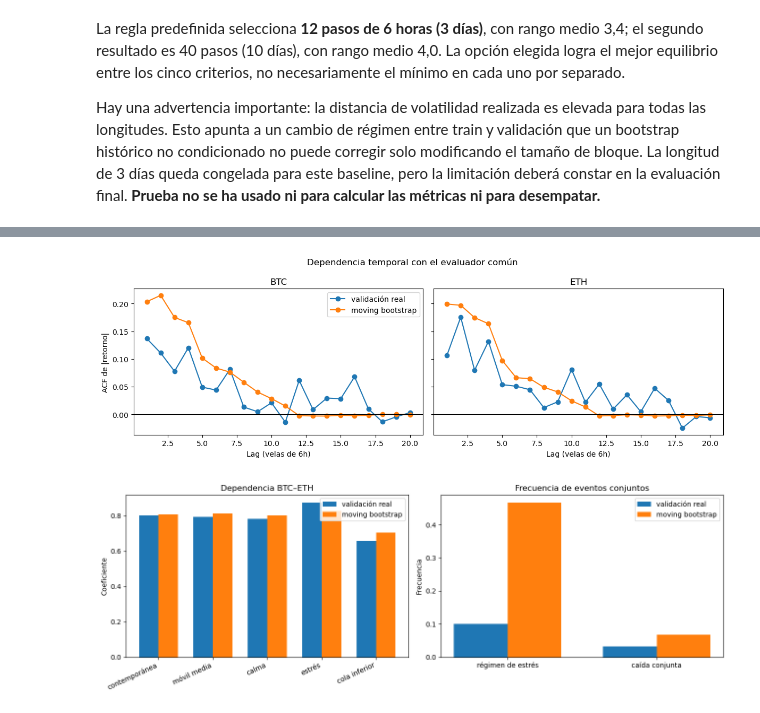
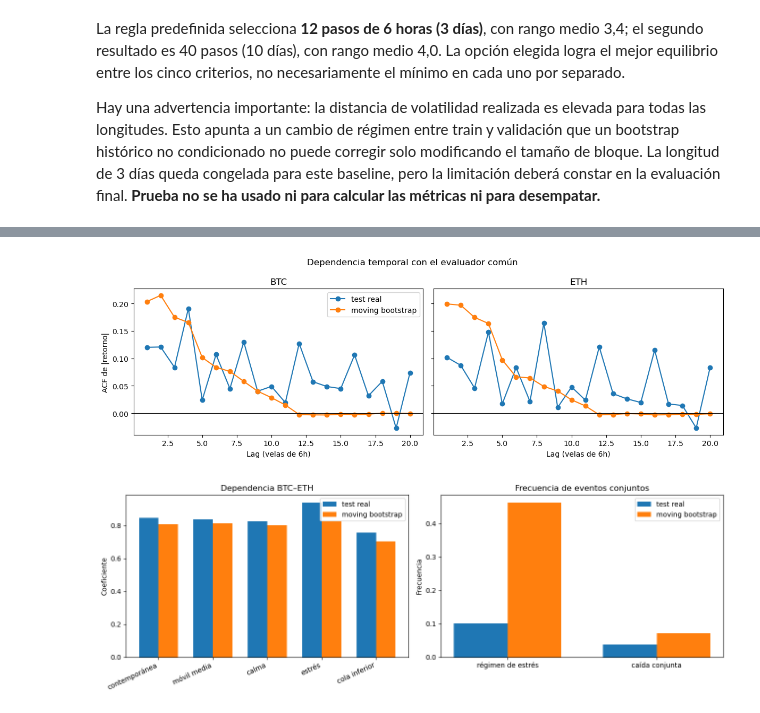
Before and after one commit to hipaor01/Taller_Generativos, a Jupyter notebook: notebooks/01_block_bootstrap_multivariante.ipynb, the cells around one changed output, grey strips where cells are left out. Saved outputs shown, nothing was run; the diff lists cells and outputs as text; code cells hidden in the pictures.

Commit message:
Modificado baseline bootstrap para pasar evaluador común sobre test

```diff
--- a/notebooks/01_block_bootstrap_multivariante.ipynb
+++ b/notebooks/01_block_bootstrap_multivariante.ipynb
@@ -643,4 +646,11 @@ Congelamos el *moving bootstrap* con los 12 pasos elegidos y generamos un lote n
 # %%
+test_index = split_index.loc[split_index['split'].eq('test')].copy()
+test_ids = test_index['sample_id'].to_numpy(dtype=np.int64)
+assert len(test_ids) == 1_826
+test_targets = load_denormalized_targets(NORMALIZED_PATH, test_ids)
+assert test_targets.shape == (1_826, HORIZON_STEPS, 2)
+assert np.isfinite(test_targets).all()
+
 FINAL_EVALUATION_SCENARIOS = 5_000
 selected_bootstrap = MultivariateBlockBootstrap(
     block_length=SELECTED_BLOCK_LENGTH,
@@ -660,11 +670,11 @@ temporal_config = TemporalDependenceConfig(
     extreme_clustering_window=4,
 )
 marginal_report = common_evaluator.evaluate_marginals(
-    reference_paths=validation_targets,
+    reference_paths=test_targets,
     candidate_paths=selected_synthetic,
 )
 temporal_report = common_evaluator.evaluate_temporal_dependence(
-    reference_paths=validation_targets,
+    reference_paths=test_targets,
     candidate_paths=selected_synthetic,
     config=temporal_config,
 )
@@ -675,17 +685,17 @@ cross_asset_config = CrossAssetDependenceConfig(
     lower_tail_quantile=0.05,
 )
 cross_asset_report = common_evaluator.evaluate_cross_asset_dependence(
-    reference_paths=validation_targets,
+    reference_paths=test_targets,
     candidate_paths=selected_synthetic,
     config=cross_asset_config,
 )
 trajectory_report = common_evaluator.evaluate_trajectories(
-    reference_paths=validation_targets,
+    reference_paths=test_targets,
     candidate_paths=selected_synthetic,
     config=TrajectoryMetricsConfig(periods_per_year=4 * 365),
 )
 risk_report = common_evaluator.evaluate_risk(
-    reference_paths=validation_targets,
+    reference_paths=test_targets,
     candidate_paths=selected_synthetic,
     config=RiskMetricsConfig(
         confidence_levels=(0.95, 0.99),
@@ -697,7 +707,7 @@ risk_report = common_evaluator.evaluate_risk(
     ),
 )
 diversity_report = common_evaluator.evaluate_diversity_and_memorization(
-    reference_paths=validation_targets,
+    reference_paths=test_targets,
     candidate_paths=selected_synthetic,
     training_paths=training_targets,
     config=DiversityMemorizationConfig(
@@ -740,6 +750,7 @@ display(risk_table[[
     'candidate_es_stability_relative_standard_deviation',
 ]])
 display(diversity_table.T.rename(columns={0: 'valor'}))
-print('Conjunto de prueba consultado por el evaluador: no')
+print(f'Trayectorias de test evaluadas: {len(test_targets):,}')
+print('Conjunto de prueba consultado únicamente tras congelar el modelo: sí')
 # %% [output]
 |  | asset | wasserstein_1 | normalized_wasserstein_1 | extreme_threshold | reference_mean | reference_standard_deviation | ... |
@@ -810,28 +822,28 @@ Conjunto de prueba consultado por el evaluador: no
 # %%
 temporal_lags = np.arange(1, temporal_config.max_lag + 1)
 fig, axes = plt.subplots(1, 2, figsize=(12, 4), sharey=True)
 for axis, asset in zip(axes, ('BTC', 'ETH')):
     asset_report = temporal_report.by_asset[asset]
     axis.plot(
         temporal_lags,
         asset_report.reference.absolute_return_acf,
         marker='o',
-        label='validación real',
+        label='test real',
     )
     axis.plot(
         temporal_lags,
         asset_report.candidate.absolute_return_acf,
         marker='o',
         label='moving bootstrap',
     )
     axis.axhline(0, color='black', linewidth=0.8)
     axis.set(title=asset, xlabel='Lag (velas de 6h)')
 axes[0].set_ylabel('ACF de |retorno|')
 axes[0].legend()
 fig.suptitle('Dependencia temporal con el evaluador común')
 fig.tight_layout()
 # %% [output]
-[figure, old version]
+[figure, new version]
 # %%
 dependence_labels = [
     'contemporánea',
@@ -857,7 +869,7 @@ candidate_dependence = [
 
 x_positions = np.arange(len(dependence_labels))
 fig, axes = plt.subplots(1, 2, figsize=(13, 4.5))
-axes[0].bar(x_positions - 0.18, reference_dependence, 0.36, label='validación real')
+axes[0].bar(x_positions - 0.18, reference_dependence, 0.36, label='test real')
 axes[0].bar(x_positions + 0.18, candidate_dependence, 0.36, label='moving bootstrap')
 axes[0].set_xticks(x_positions, dependence_labels, rotation=25, ha='right')
 axes[0].set(title='Dependencia BTC–ETH', ylabel='Coeficiente')
@@ -873,14 +885,14 @@ candidate_events = [
     cross_asset_report.candidate.joint_drop_probability,
 ]
 event_positions = np.arange(len(event_labels))
-axes[1].bar(event_positions - 0.18, reference_events, 0.36, label='validación real')
+axes[1].bar(event_positions - 0.18, reference_events, 0.36, label='test real')
 axes[1].bar(event_positions + 0.18, candidate_events, 0.36, label='moving bootstrap')
 axes[1].set_xticks(event_positions, event_labels)
 axes[1].set(title='Frecuencia de eventos conjuntos', ylabel='Frecuencia')
 axes[1].legend()
 fig.tight_layout()
 # %% [output]
-[figure, old version]
+[figure, new version]
 # %%
 trajectory_distance_table = trajectory_table.pivot(
     index='metric',
```
Also changed, not shown: parts of 10 cells of this notebook.
